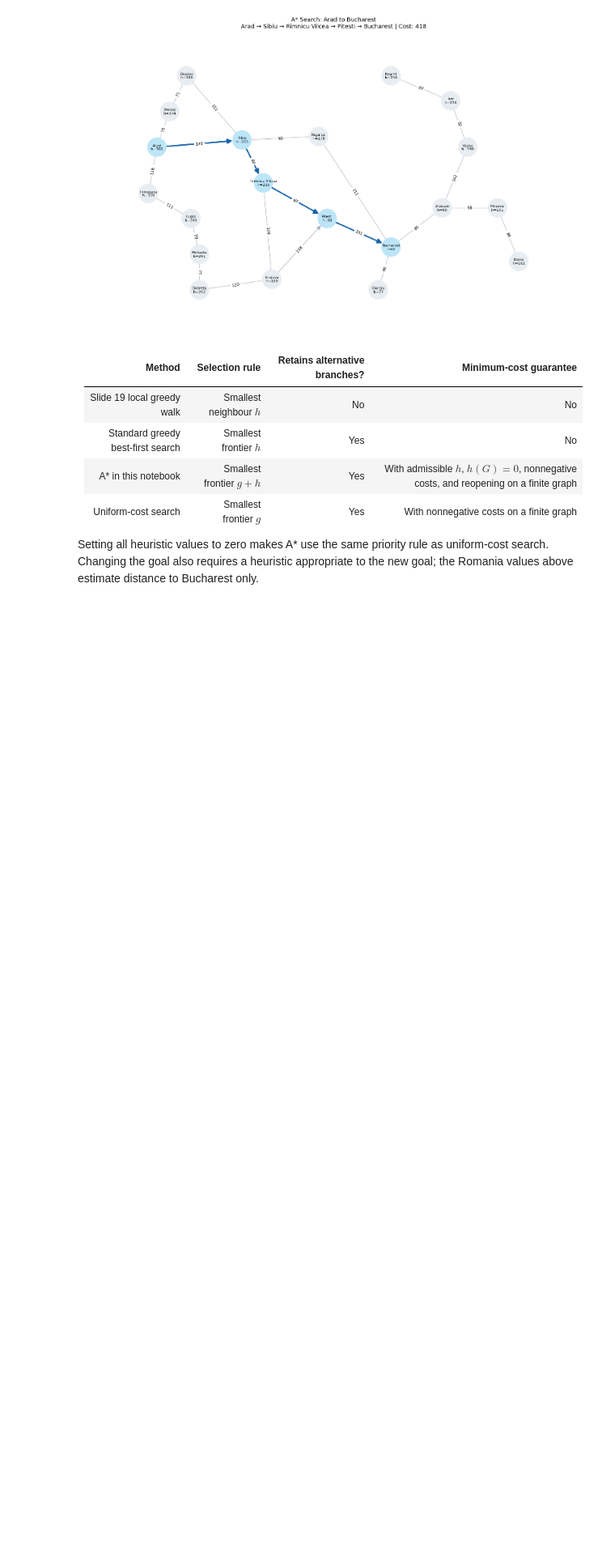
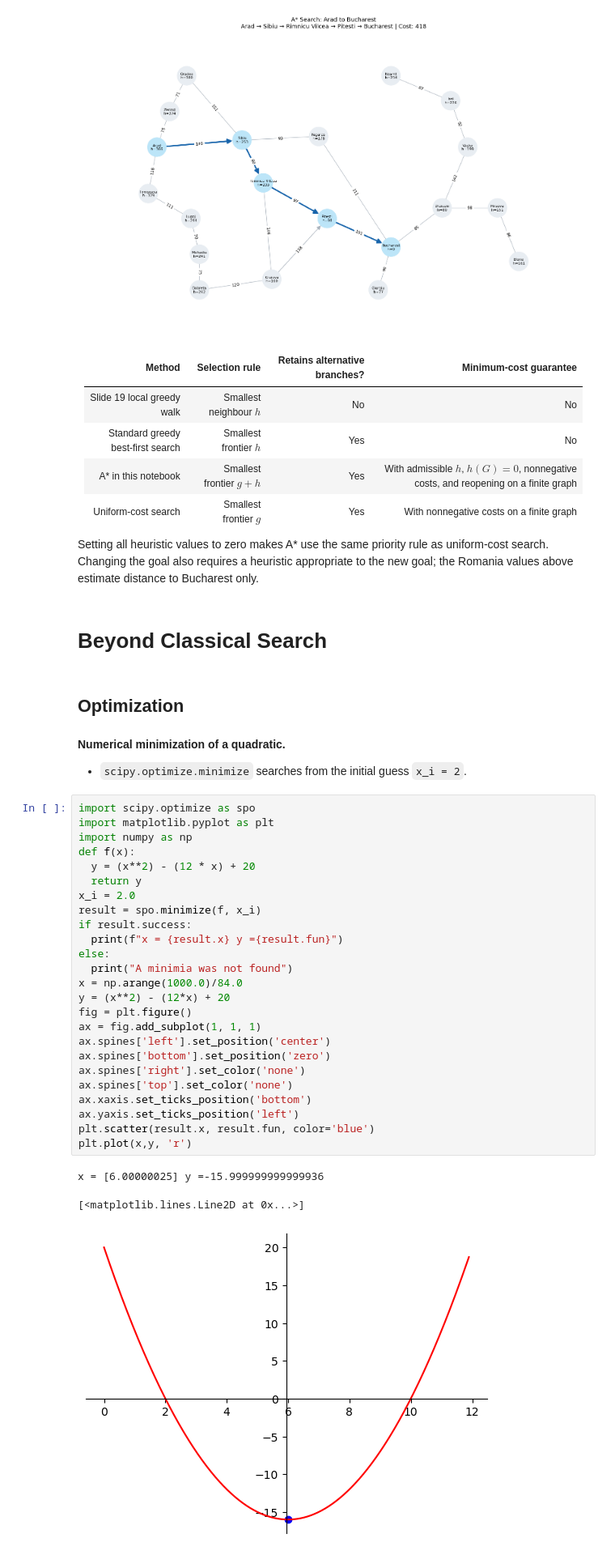
Before and after one commit to jalil-piran/AI, a Jupyter notebook: AI_2026.ipynb, the cells around one changed output. Shown at 81% size. Saved outputs shown, nothing was run; the diff lists cells and outputs as text; blank space fills up the shorter version.

```diff
--- a/AI_2026.ipynb
+++ b/AI_2026.ipynb
@@ -826,3 +826,40 @@ Arad → Sibiu → Rimnicu Vilcea → Pitesti → Bucharest | Cost: 418
 | Uniform-cost search | Smallest frontier $g$ | Yes | With nonnegative costs on a finite graph |
 
 Setting all heuristic values to zero makes A* use the same priority rule as uniform-cost search. Changing the goal also requires a heuristic appropriate to the new goal; the Romania values above estimate distance to Bucharest only.
+# %% [markdown]
+# Beyond Classical Search
+# %% [markdown]
+## Optimization
+# %% [markdown]
+**Numerical minimization of a quadratic.**
+
+* `scipy.optimize.minimize` searches from the initial guess `x_i = 2`.
+# %%
+import scipy.optimize as spo
+import matplotlib.pyplot as plt
+import numpy as np
+def f(x):
+  y = (x**2) - (12 * x) + 20
+  return y
+x_i = 2.0
+result = spo.minimize(f, x_i)
+if result.success:
+  print(f"x = {result.x} y ={result.fun}")
+else:
+  print("A minimia was not found")
+x = np.arange(1000.0)/84.0
+y = (x**2) - (12*x) + 20
+fig = plt.figure()
+ax = fig.add_subplot(1, 1, 1)
+ax.spines['left'].set_position('center')
+ax.spines['bottom'].set_position('zero')
+ax.spines['right'].set_color('none')
+ax.spines['top'].set_color('none')
+ax.xaxis.set_ticks_position('bottom')
+ax.yaxis.set_ticks_position('left')
+plt.scatter(result.x, result.fun, color='blue')
+plt.plot(x,y, 'r')
+# %% [output]
+x = [6.00000025] y =-15.999999999999936
+[<matplotlib.lines.Line2D at 0x...>]
+[figure, added]
```
Also changed, not shown: parts of 38 cells of this notebook.
